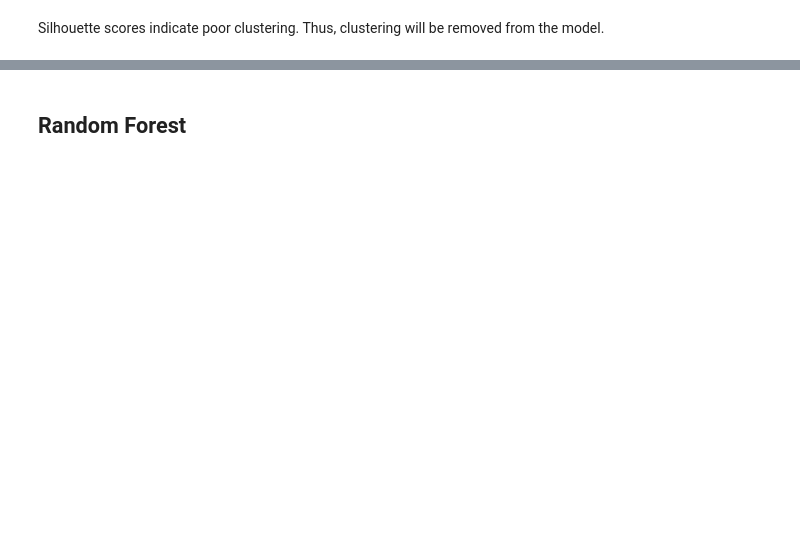
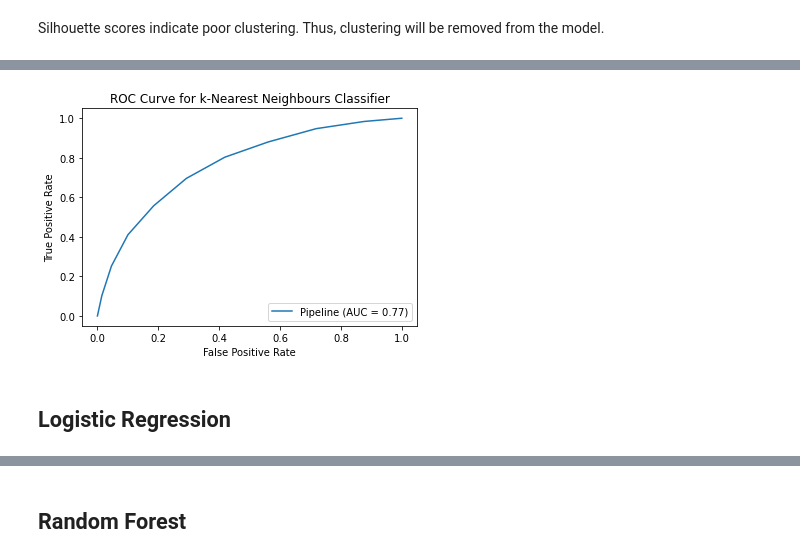
Before and after one commit to maxcollins1999/LOL-Data-Analysis, a Jupyter notebook: STAT2004 Assignment.ipynb, the cells around one changed output, grey strips where cells are left out. Cells and saved outputs as stored; diff of their text form; code cells hidden in the pictures; blank space fills up the shorter version.

```diff
--- a/STAT2004 Assignment.ipynb
+++ b/STAT2004 Assignment.ipynb
@@ -169,0 +284,8 @@ Silhouette scores indicate poor clustering. Thus, clustering will be removed fro
+# %%
+plot_roc_curve(knn,x_test,y_test)
+plt.title('ROC Curve for k-Nearest Neighbours Classifier')
+plt.show()
+# %% [output]
+[figure, added]
+# %% [markdown]
+## Logistic Regression
```
Also changed, not shown: parts of 54 cells of this notebook, 2 other files.
